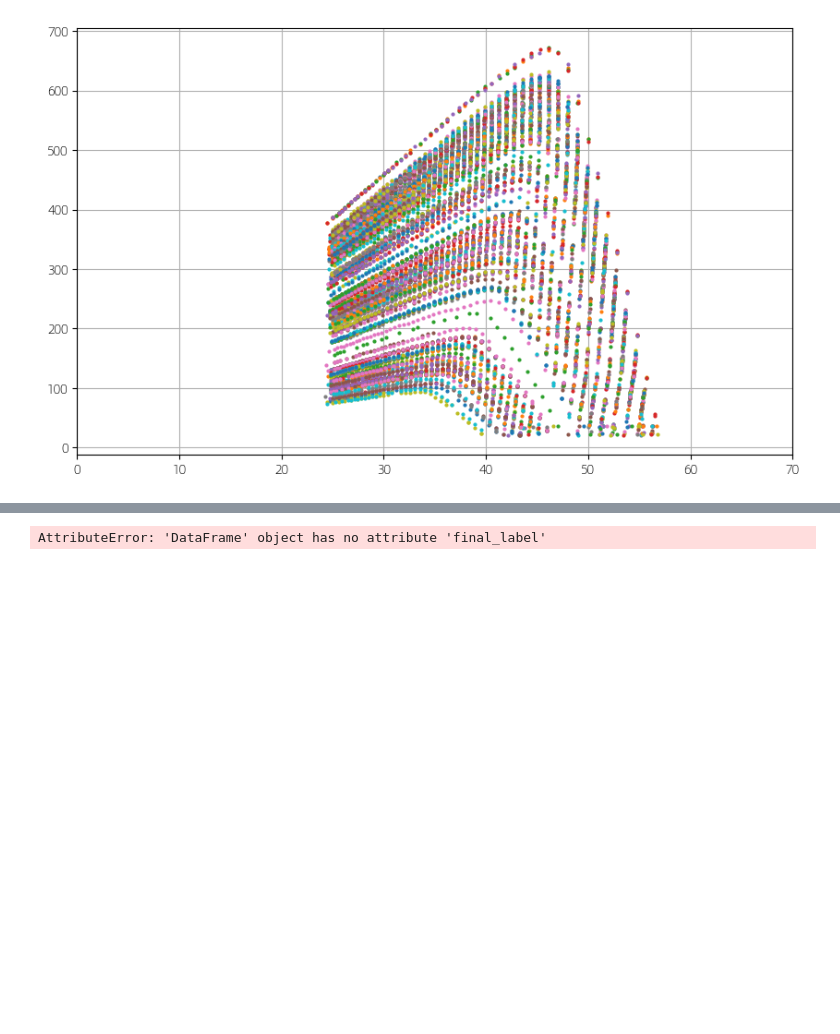
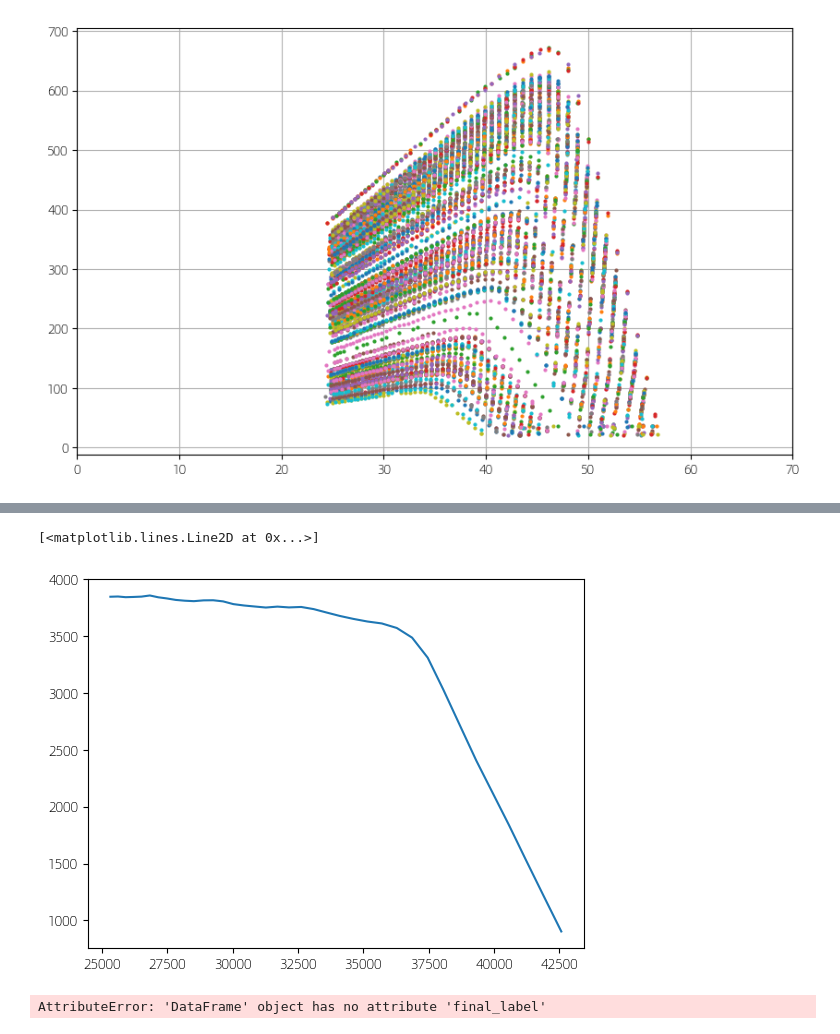
Before and after one commit to chenwt-87/mppt_aliyun, a Jupyter notebook: 组件数据标注.ipynb, the cells around one changed output, grey strips where cells are left out. Drawn from its saved outputs; the diff is of its cells as text; code cells hidden in the pictures; blank space fills up the shorter version.

```diff
--- a/组件数据标注.ipynb
+++ b/组件数据标注.ipynb
@@ -341,3 +398,8 @@ df.to_csv('data/600W_train_data.csv')
+# %%
+plt.plot(xdata,ydata)
+# %% [output]
+[<matplotlib.lines.Line2D at 0x...>]
+[figure, added]
 # %%
 for ll in df.final_label.unique():
     df_ll = df[df.final_label==ll]
```
Also changed, not shown: parts of 11 cells of this notebook, 7 other files.
